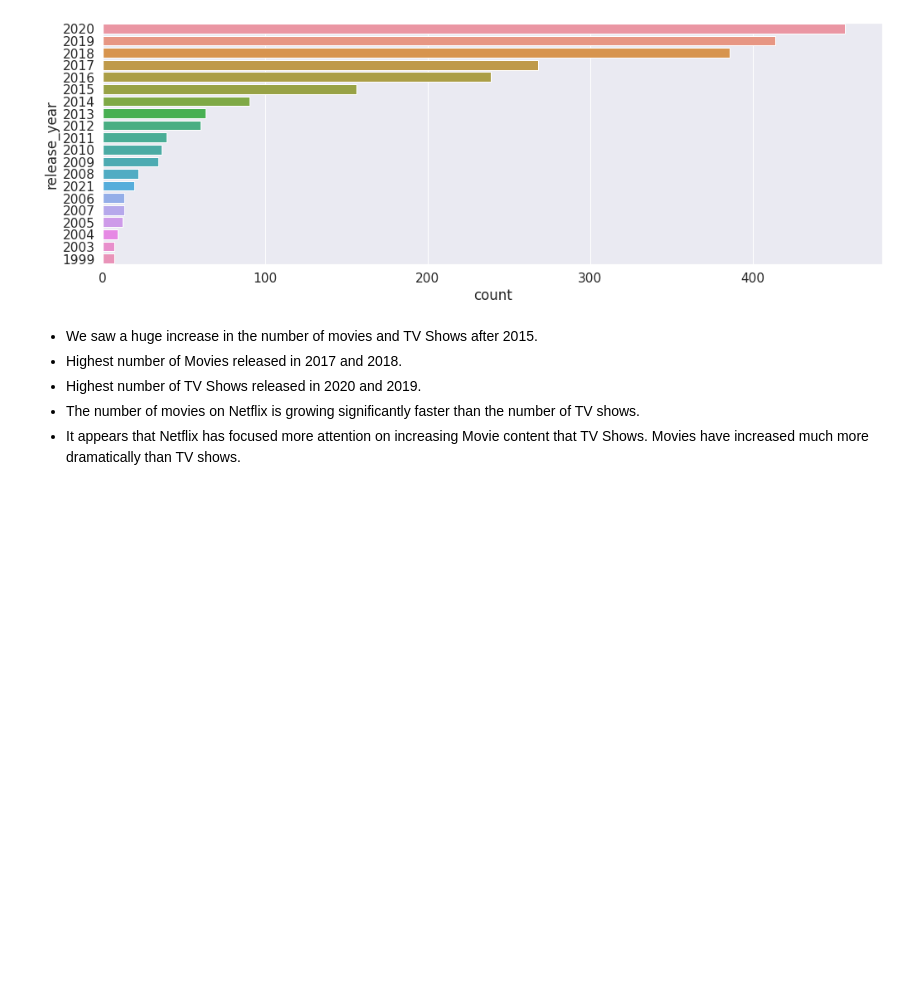
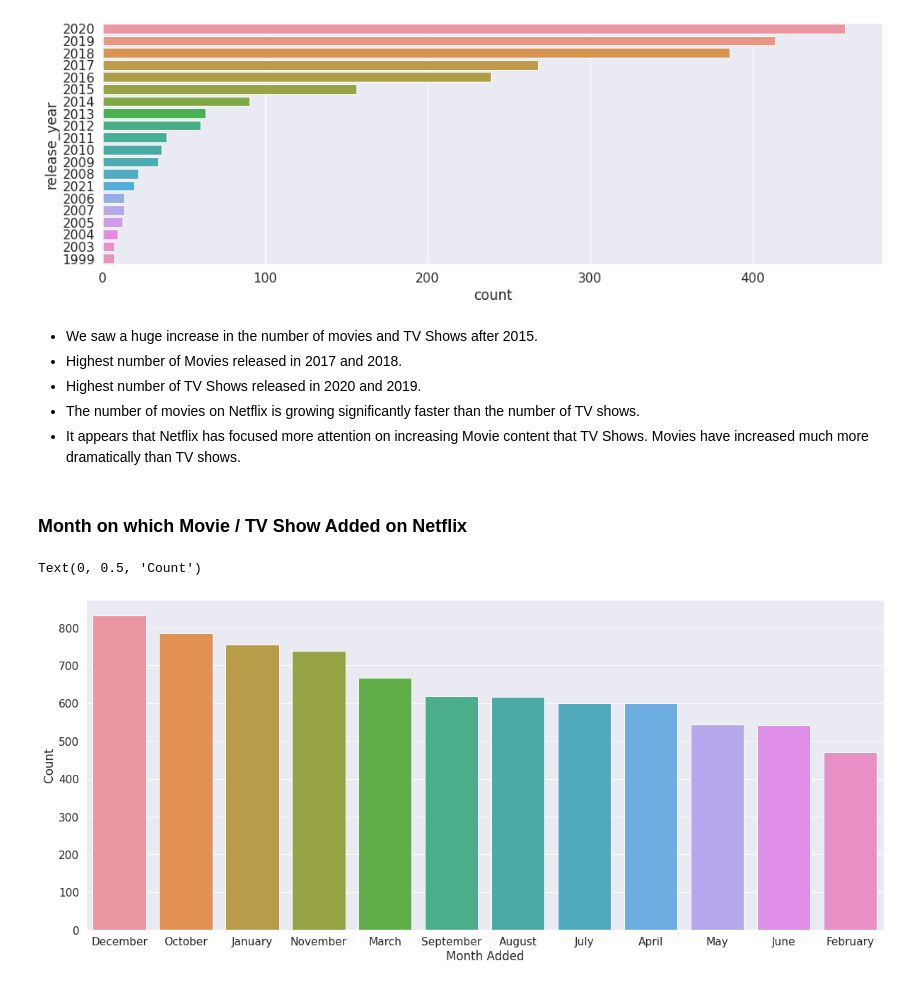
Before and after one commit to Animesh227/Netflix-Movies-and-TV-Shows-Clustering, a Jupyter notebook: NETFLIX_MOVIES_AND_TV_SHOWS_CLUSTERING_Animesh_Chakraborty.ipynb, the cells around one changed output. Saved outputs shown, nothing was run; the diff lists cells and outputs as text; code cells hidden in the pictures; blank space fills up the shorter version.

```diff
--- a/NETFLIX_MOVIES_AND_TV_SHOWS_CLUSTERING_Animesh_Chakraborty.ipynb
+++ b/NETFLIX_MOVIES_AND_TV_SHOWS_CLUSTERING_Animesh_Chakraborty.ipynb
@@ -328,3 +328,14 @@ sns.countplot(y= 'release_year', data = tv_shows, order = tv_shows['release_year
 *   Highest number of TV Shows released in 2020 and 2019.
 *   The number of movies on Netflix is growing significantly faster than the number of TV shows.
 *   It appears that Netflix has focused more attention on increasing Movie content that TV Shows. Movies have increased much more dramatically than TV shows.
+# %% [markdown]
+### Month on which Movie / TV Show Added on Netflix
+# %%
+# Plotting the Countplot
+plt.figure(figsize=(18,8))
+sns.countplot('month_name_added',order = dataset['month_name_added'].value_counts().index, data = dataset)
+plt.xlabel("Month Added")
+plt.ylabel("Count")
+# %% [output]
+Text(0, 0.5, 'Count')
+[figure, added]
```
Also changed, not shown: parts of 4 cells of this notebook.
